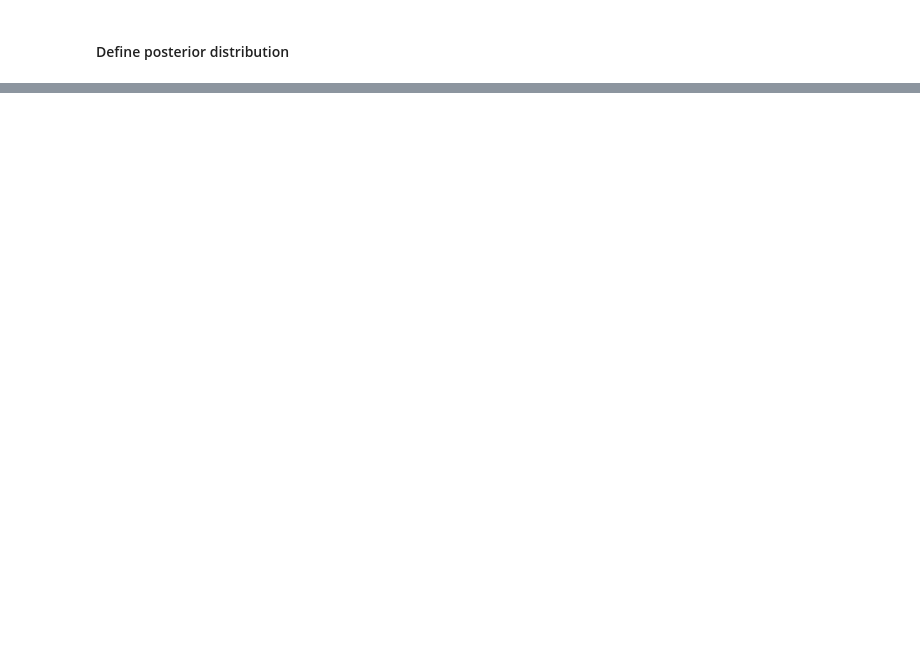
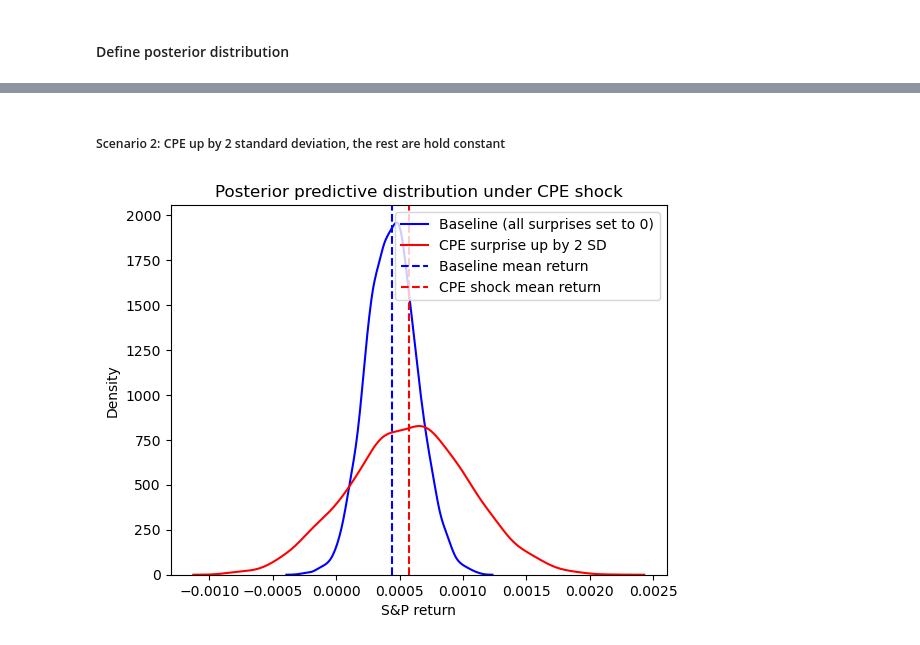
Before and after one commit to PaulC25/macro-suprises, a Jupyter notebook: DS4420_Project.ipynb, the cells around one changed output, grey strips where cells are left out. Saved outputs shown, nothing was run; the diff lists cells and outputs as text; code cells hidden in the pictures; blank space fills up the shorter version.

```diff
--- a/DS4420_Project.ipynb
+++ b/DS4420_Project.ipynb
@@ -250,0 +252,26 @@ plt.show()
+# %% [markdown]
+##### Scenario 2: CPE up by 2 standard deviation, the rest are hold constant
+# %%
+scen2_surprise = np.array([1, 0, 2, 0]).reshape(-1, 1)
+
+sample_size = 5000
+posterior_samples = np.random.multivariate_normal(
+    mean = posterior_means,
+    cov = posterior_cov,
+    size = sample_size
+)
+
+normal_return = np.matmul(posterior_samples, normal_surprise).flatten()
+scen2_return = np.matmul(posterior_samples, scen2_surprise).flatten()
+
+sns.kdeplot(data=normal_return, color="blue", label="Baseline (all surprises set to 0)")
+sns.kdeplot(data=scen2_return, color="red", label="CPE surprise up by 2 SD")
+plt.axvline(normal_return.mean(), color="blue", linestyle="--", label="Baseline mean return")
+plt.axvline(scen2_return.mean(), color="red", linestyle="--", label="CPE shock mean return")
+plt.title("Posterior predictive distribution under CPE shock")
+plt.xlabel("S&P return")
+plt.ylabel("Density")
+plt.legend()
+plt.show()
+# %% [output]
+[figure, added]
```
Also changed, not shown: parts of 33 cells of this notebook.
